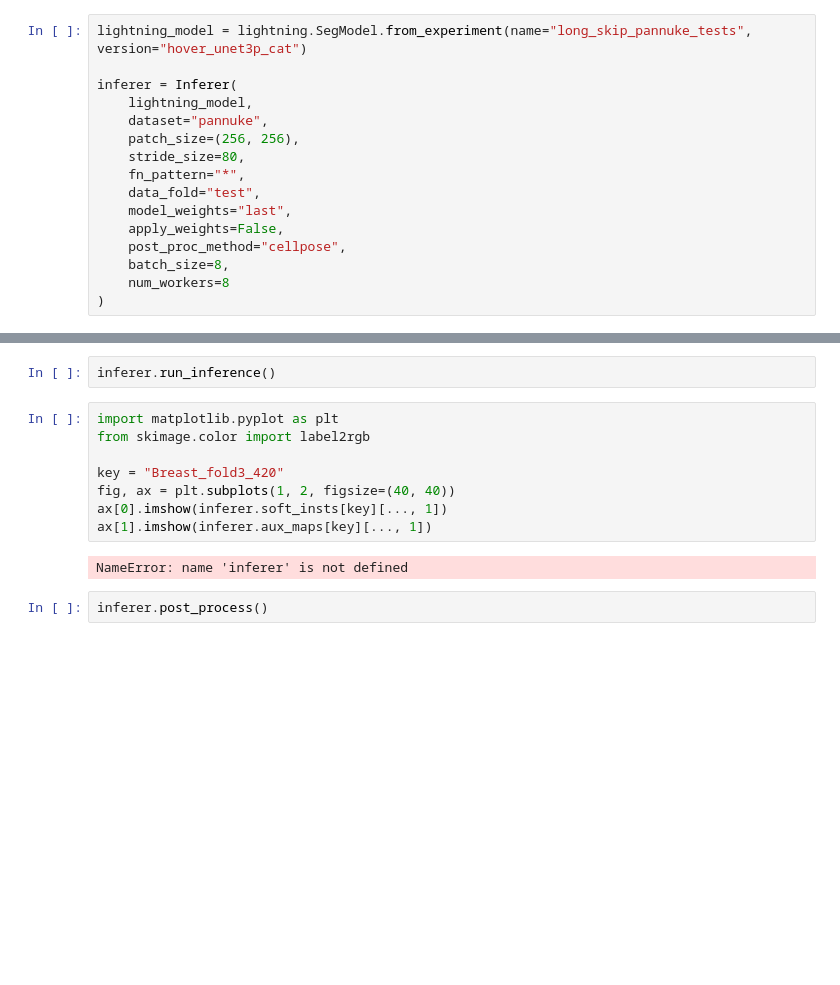
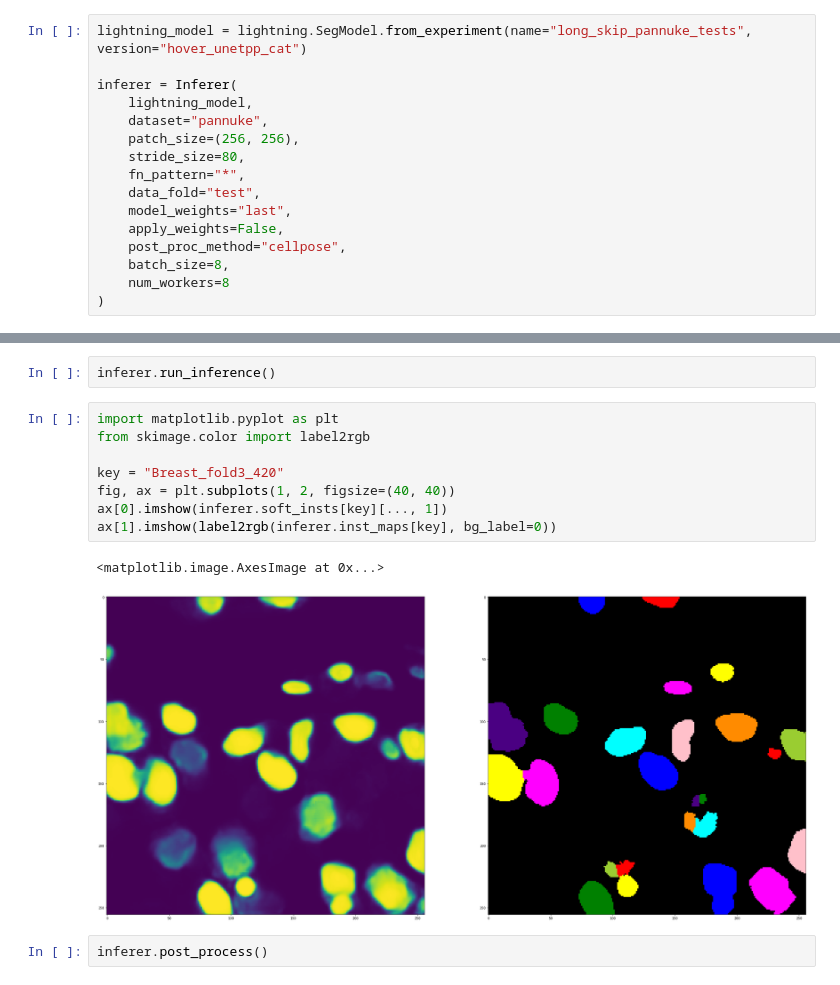
Before and after one commit to okunator/Dippa, a Jupyter notebook: notebooks/2_infer_and_benchmark.ipynb, the cells around one changed output, grey strips where cells are left out. Drawn from its saved outputs; the diff is of its cells as text; blank space fills up the shorter version.

```diff
--- a/notebooks/2_infer_and_benchmark.ipynb
+++ b/notebooks/2_infer_and_benchmark.ipynb
@@ -3,7 +3,7 @@ from src.dl.inference.inferer import Inferer
 import src.dl.lightning as lightning
 from src.config import CONFIG
 # %%
-lightning_model = lightning.SegModel.from_experiment(name="long_skip_pannuke_tests", version="hover_unet3p_cat")
+lightning_model = lightning.SegModel.from_experiment(name="long_skip_pannuke_tests", version="hover_unetpp_cat")
 
 inferer = Inferer(
     lightning_model,
@@ -25,13 +25,14 @@ inferer.run_inference()
 # %%
 import matplotlib.pyplot as plt
 from skimage.color import label2rgb
 
 key = "Breast_fold3_420"
 fig, ax = plt.subplots(1, 2, figsize=(40, 40))
 ax[0].imshow(inferer.soft_insts[key][..., 1])
-ax[1].imshow(inferer.aux_maps[key][..., 1])
+ax[1].imshow(label2rgb(inferer.inst_maps[key], bg_label=0))
 # %% [output]
-NameError: name 'inferer' is not defined
+<matplotlib.image.AxesImage at 0x...>
+[figure, added]
 # %%
 inferer.post_process()
 # %%
```
Also changed, not shown: 2 other files.
